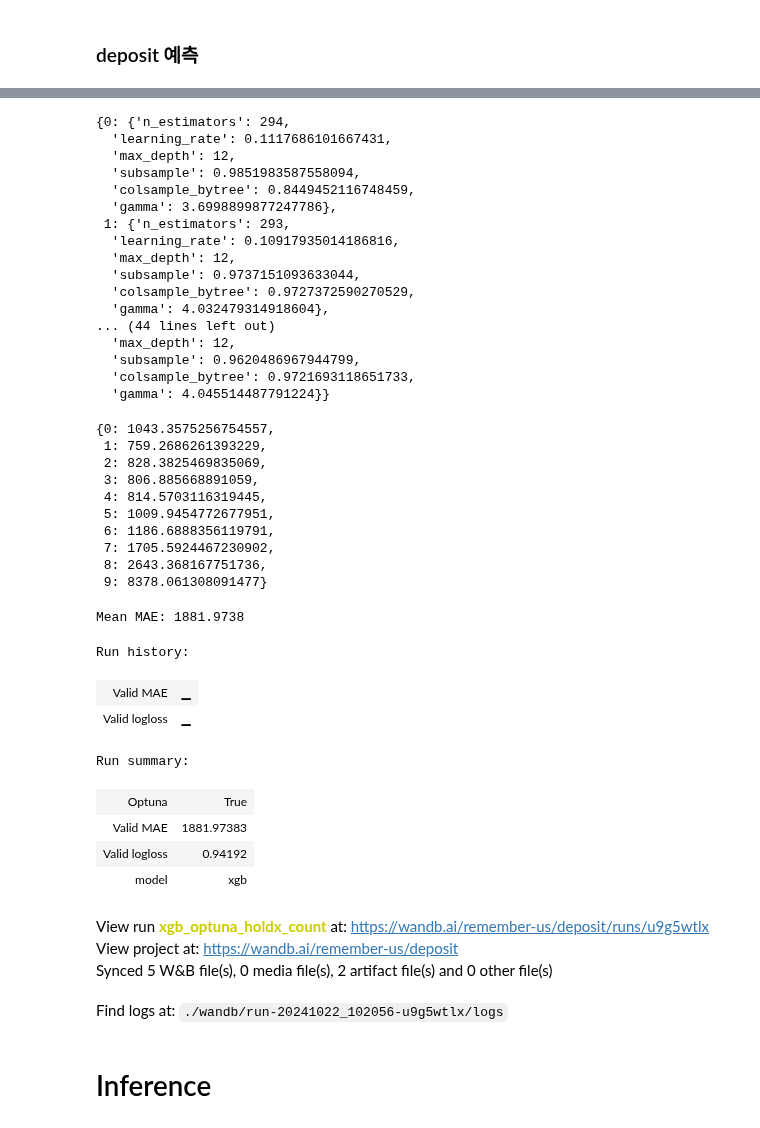
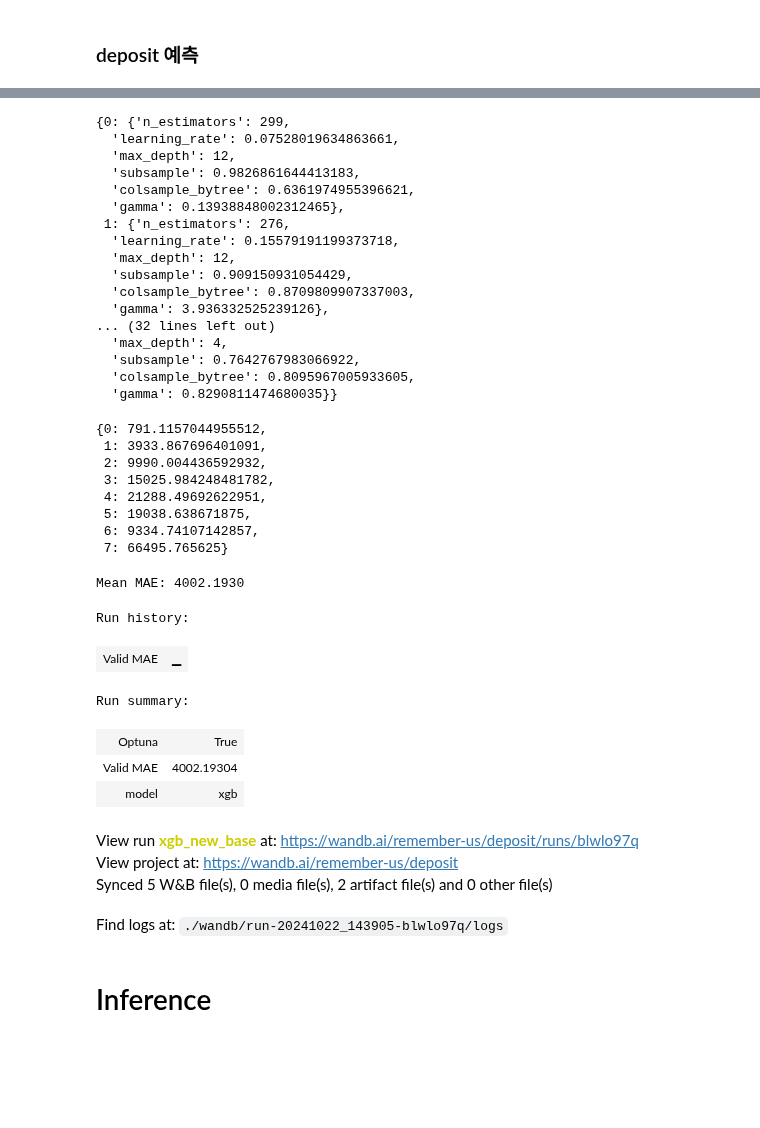
Before and after one commit to boostcampaitech7/level2-competitiveds-recsys-03, a Jupyter notebook: deposit_optuna.ipynb, the cells around one changed output, grey strips where cells are left out. Cells and saved outputs as stored; diff of their text form; code cells hidden in the pictures; blank space fills up the shorter version.

Commit message:
fix: train_regressors_per_group 함수 수정 (optuna 실행 안할 때도 valid MAE 체크 추가)

```diff
--- a/deposit_optuna.ipynb
+++ b/deposit_optuna.ipynb
@@ -347,15 +355,8 @@ match selected_model:
 if opt:
     best_params, _ = optuna_train(model_name, X, y) # 26m
 else:
-    best_params = {
-        'n_estimators': 252,
-        'learning_rate': 0.07771055959576277,
-        'max_depth': 11,
-        'subsample': 0.7986613347562391,
-        'colsample_bytree': 0.8422383683572395,
-        'gamma': 0.34407558339867306
-    }
+    best_params = {'n_estimators': 269, 'max_depth': 24, 'min_samples_split': 2, 'min_samples_leaf': 3}
 
-valid_logloss = cv_train(model_name, X, y, best_params)
-print(f"Valid logloss = {valid_logloss}")
+# valid_logloss = cv_train(model_name, X, y, best_params)
+# print(f"Valid logloss = {valid_logloss}")
 # %% [output]
@@ -415,6 +397,8 @@ test_data['predicted_group'] = predicted_groups
 match selected_model:
     case "xgb": model_name = "xgb-reg"
     case "rf": model_name = "rf-reg"
+# %%
+opt = True
 # %%
 group_params = {
         0: {'n_estimators': 299,
@@ -483,6 +467,8 @@ def train_regressors_per_group(train_data):
             group_scores[group] = best_value
         else:
             best_params = group_params[group]
+            score = train(model_name, X, y, best_params)
+            group_scores[group] = score
 
         match selected_model:
             case "xgb": model = xgb.XGBRegressor(**best_params, random_state=42, device="cuda", n_jobs=-1)
@@ -517,36 +503,34 @@ group_models, group_params, group_scores = train_regressors_per_group(train_data
 # %%
 group_params
 # %% [output]
-{0: {'n_estimators': 294,
-  'learning_rate': 0.1117686101667431,
+{0: {'n_estimators': 299,
+  'learning_rate': 0.07528019634863661,
   'max_depth': 12,
-  'subsample': 0.9851983587558094,
-  'colsample_bytree': 0.8449452116748459,
-  'gamma': 3.6998899877247786},
- 1: {'n_estimators': 293,
-  'learning_rate': 0.10917935014186816,
+  'subsample': 0.9826861644413183,
+  'colsample_bytree': 0.6361974955396621,
+  'gamma': 0.13938848002312465},
+ 1: {'n_estimators': 276,
+  'learning_rate': 0.15579191199373718,
   'max_depth': 12,
-  'subsample': 0.9737151093633044,
-  'colsample_bytree': 0.9727372590270529,
-  'gamma': 4.032479314918604},
-... (44 lines left out)
-  'max_depth': 12,
-  'subsample': 0.9620486967944799,
-  'colsample_bytree': 0.9721693118651733,
-  'gamma': 4.045514487791224}}
+  'subsample': 0.909150931054429,
+  'colsample_bytree': 0.8709809907337003,
+  'gamma': 3.936332525239126},
+... (32 lines left out)
+  'max_depth': 4,
+  'subsample': 0.7642767983066922,
+  'colsample_bytree': 0.8095967005933605,
+  'gamma': 0.8290811474680035}}
 # %%
 group_scores
 # %% [output]
-{0: 1043.3575256754557,
- 1: 759.2686261393229,
- 2: 828.3825469835069,
- 3: 806.885668891059,
- 4: 814.5703116319445,
- 5: 1009.9454772677951,
- 6: 1186.6888356119791,
- 7: 1705.5924467230902,
- 8: 2643.368167751736,
- 9: 8378.061308091477}
+{0: 791.1157044955512,
+ 1: 3933.867696401091,
+ 2: 9990.004436592932,
+ 3: 15025.984248481782,
+ 4: 21288.49692622951,
+ 5: 19038.638671875,
+ 6: 9334.74107142857,
+ 7: 66495.765625}
 # %%
 counts = train_data.groupby('deposit_group')['deposit'].count()
 scores = sum(score * counts[group] for group, score in group_scores.items())
@@ -555,7 +539,7 @@ mean_score = scores / total_count
 
 print(f"Mean MAE: {mean_score:.4f}")
 # %% [output]
-Mean MAE: 1881.9738
+Mean MAE: 4002.1930
 # %%
 def predict_per_group(test_data, group_models):
     # 예측값을 저장할 배열 초기화
@@ -577,28 +561,26 @@ y_test_pred = predict_per_group(test_data, group_models)
 # %%
 group_params = {int(k): v for k, v in group_params.items()}
 wandb.log({
     "features": selected_cols,
     "model": selected_model,
     "params": best_params,
     "group_params": group_params,
-    "Valid logloss": valid_logloss,
+    # "Valid logloss": valid_logloss,
     "Valid MAE": mean_score,
     "Optuna": opt
 })
 wandb.finish()
 # %% [output]
 Run history:
 | Valid MAE | ▁ |
-| Valid logloss | ▁ |
 Run summary:
 | Optuna | True |
-| Valid MAE | 1881.97383 |
-| Valid logloss | 0.94192 |
+| Valid MAE | 4002.19304 |
 | model | xgb |
-View run xgb_optuna_holdx_count at: https://wandb.ai/remember-us/deposit/runs/u9g5wtlx
+View run xgb_new_base at: https://wandb.ai/remember-us/deposit/runs/blwlo97q
 View project at: https://wandb.ai/remember-us/deposit
 Synced 5 W&B file(s), 0 media file(s), 2 artifact file(s) and 0 other file(s)
-Find logs at: ./wandb/run-20241022_102056-u9g5wtlx/logs
+Find logs at: ./wandb/run-20241022_143905-blwlo97q/logs
 # %% [markdown]
 # Inference
 # %%
```
Also changed, not shown: parts of 6 cells of this notebook.
